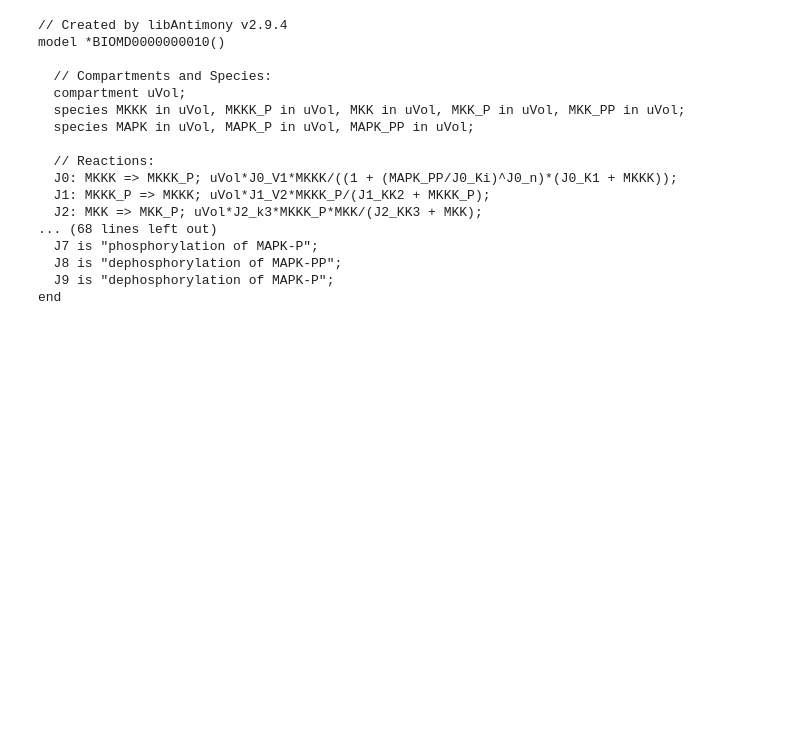
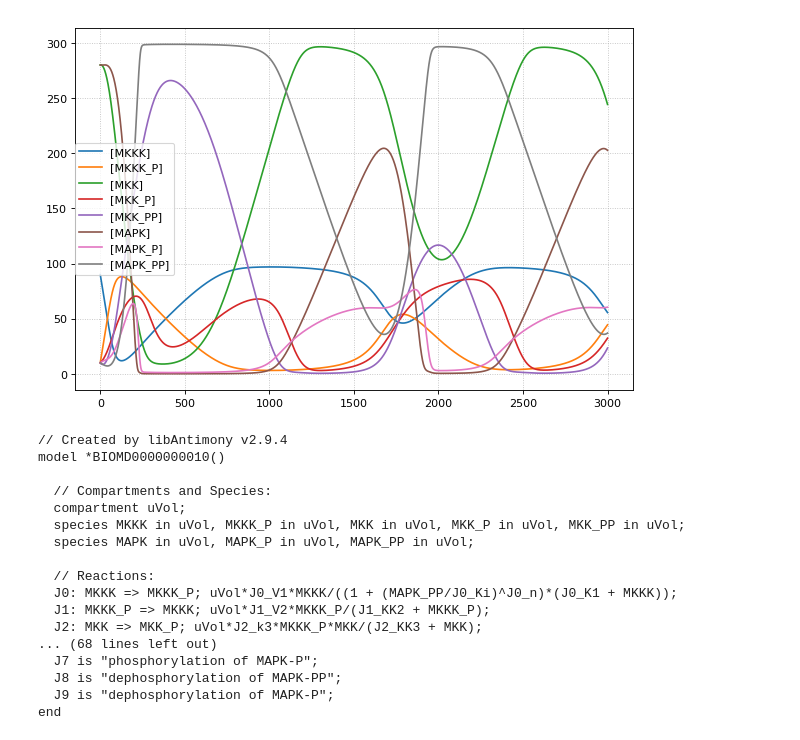
Before and after one commit to matthiaskoenig/lisym-tutorial, a Jupyter notebook: notebooks/mapk.ipynb, the cells around one changed output. Saved outputs shown, nothing was run; the diff lists cells and outputs as text; code cells hidden in the pictures; blank space fills up the shorter version.

```diff
--- a/notebooks/mapk.ipynb
+++ b/notebooks/mapk.ipynb
@@ -5,6 +16,7 @@ https://www.ebi.ac.uk/biomodels-main/BIOMD0000000010
 # %%
 import tellurium as te
-
+te.setDefaultPlottingEngine("matplotlib")
+%matplotlib inline
 # Load model from biomodels (may not work with https).
 r = te.loadSBMLModel("http://biomodels.caltech.edu/download?mid=BIOMD0000000010")
 result = r.simulate(start=0, end=3000, steps=3000)
@@ -14,3 +25,4 @@ r.plot(result)
+[figure, added]
 # %%
 print(te.sbmlToAntimony(r.getSBML()))
 # %% [output]
```
Also changed, not shown: parts of 3 cells of this notebook, 5 other files.
